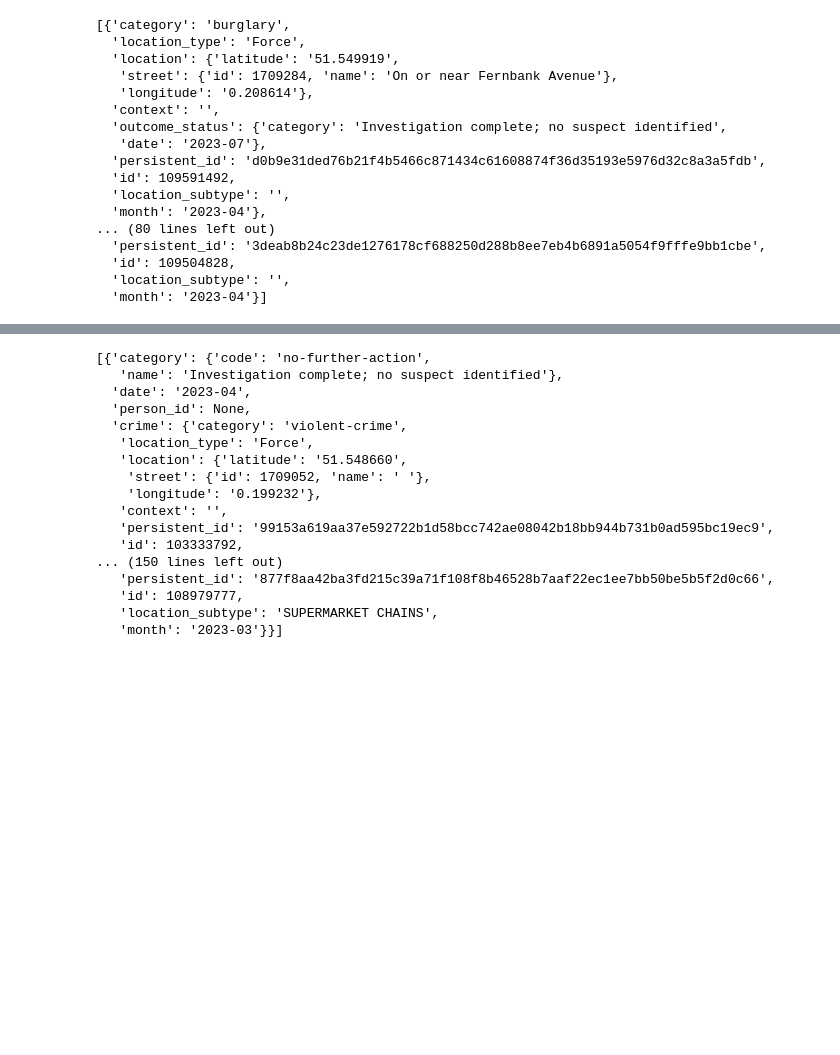
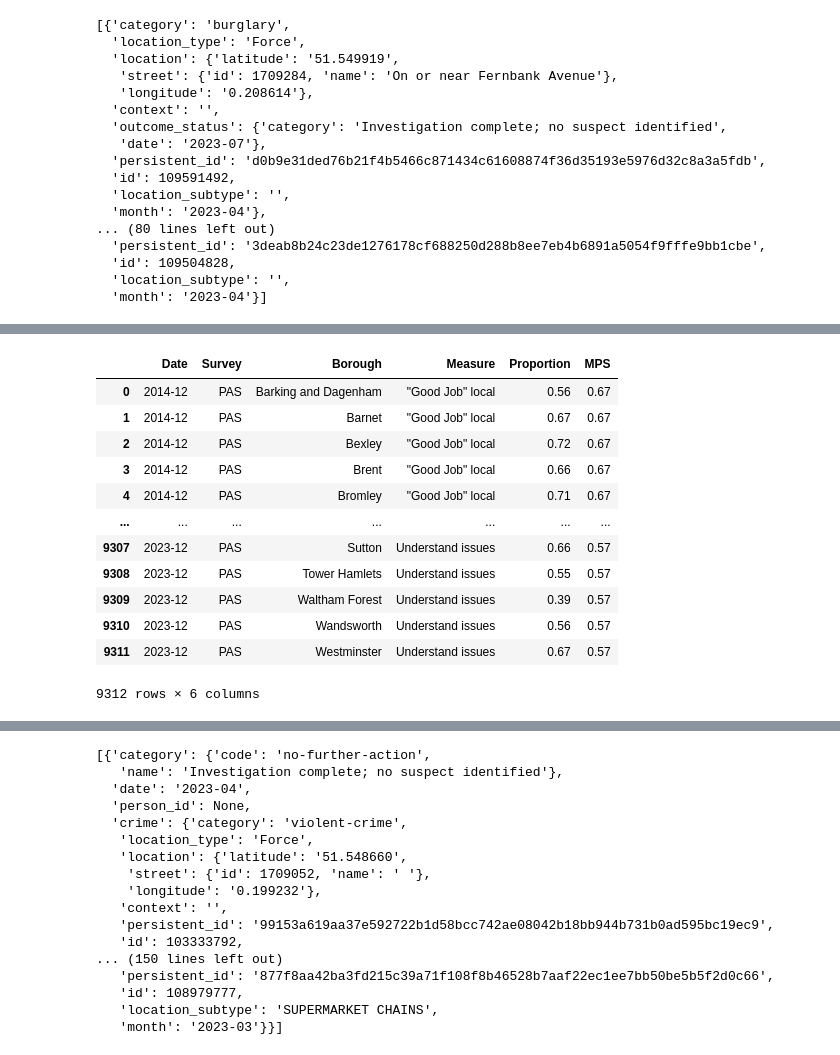
Before and after one commit to AlexRaudvee/JBG050_Group_8, a Jupyter notebook: Data_Exploration/api_.ipynb, the cells around one changed output, grey strips where cells are left out. Drawn from its saved outputs; the diff is of its cells as text; code cells hidden in the pictures; blank space fills up the shorter version.

```diff
--- a/Data_Exploration/api_.ipynb
+++ b/Data_Exploration/api_.ipynb
@@ -182,0 +115,28 @@ Longitude: -0.23071289062500003
+# %%
+path_to_PAS = '../data/PAS_T%26Cdashboard_to%20Q3%2023-24'
+
+df_PAS_Borough = pd.read_csv(f'{path_to_PAS}_Borough.csv')
+
+df_PAS_Borough = df_PAS_Borough.loc[:, ~df_PAS_Borough.columns.str.contains('^Unnamed')]
+df_PAS_Borough = df_PAS_Borough.dropna(axis=1, how='all')
+
+# Preprocess the data for Borough
+df_PAS_Borough['Date'] = df_PAS_Borough['Date'].apply(lambda x: x[:7])
+df_PAS_Borough['Borough'] = df_PAS_Borough['Borough'].apply(lambda x: 'Westminster' if x == 'City of Westminster' else x)
+df_PAS_Borough.loc[df_PAS_Borough['Borough'] == 'Richmond Upon Thames', 'Borough'] = 'Richmond upon Thames'
+
+df_PAS_Borough
+# %% [output]
+|  | Date | Survey | Borough | Measure | Proportion | MPS |
+| 0 | 2014-12 | PAS | Barking and Dagenham | "Good Job" local | 0.56 | 0.67 |
+| 1 | 2014-12 | PAS | Barnet | "Good Job" local | 0.67 | 0.67 |
+| 2 | 2014-12 | PAS | Bexley | "Good Job" local | 0.72 | 0.67 |
+| 3 | 2014-12 | PAS | Brent | "Good Job" local | 0.66 | 0.67 |
+| 4 | 2014-12 | PAS | Bromley | "Good Job" local | 0.71 | 0.67 |
+| ... | ... | ... | ... | ... | ... | ... |
+| 9307 | 2023-12 | PAS | Sutton | Understand issues | 0.66 | 0.57 |
+| 9308 | 2023-12 | PAS | Tower Hamlets | Understand issues | 0.55 | 0.57 |
+| 9309 | 2023-12 | PAS | Waltham Forest | Understand issues | 0.39 | 0.57 |
+| 9310 | 2023-12 | PAS | Wandsworth | Understand issues | 0.56 | 0.57 |
+| 9311 | 2023-12 | PAS | Westminster | Understand issues | 0.67 | 0.57 |
+9312 rows × 6 columns
```
Also changed, not shown: parts of 3 cells of this notebook, 5 other files.
